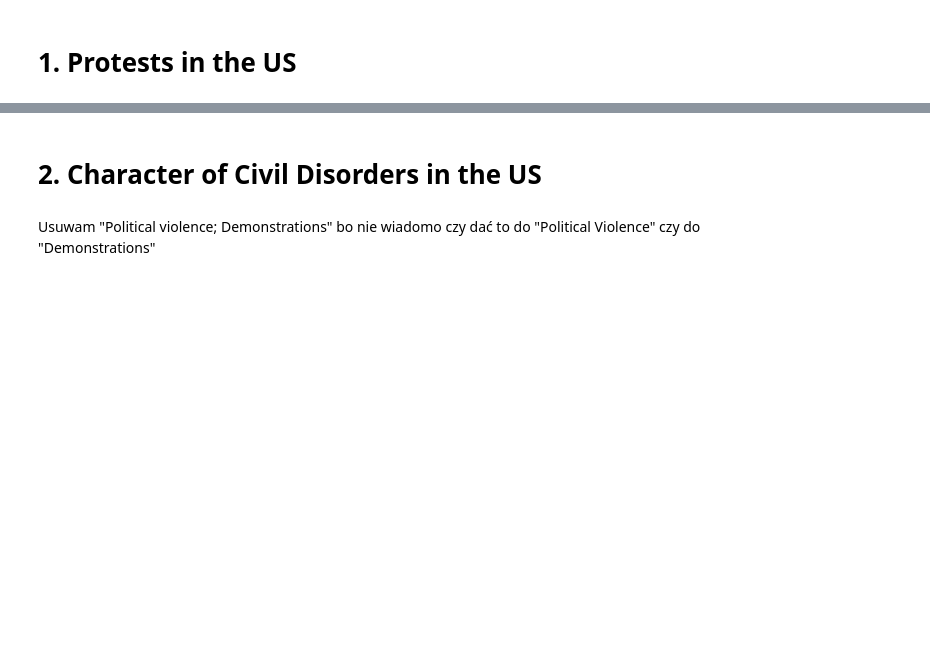
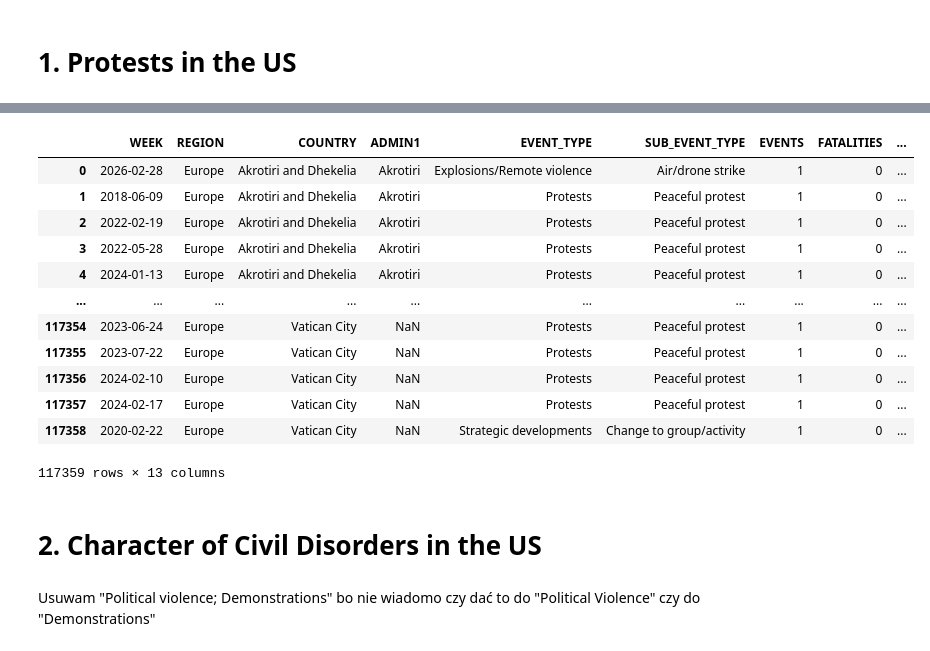
Before and after one commit to tomciolowsky/DataVisualization, a Jupyter notebook: report.ipynb, the cells around one changed output, grey strips where cells are left out. Saved outputs shown, nothing was run; the diff lists cells and outputs as text; code cells hidden in the pictures; blank space fills up the shorter version.

```diff
--- a/report.ipynb
+++ b/report.ipynb
@@ -7,3 +70,20 @@ raw_data = pd.read_excel("conflict data\\US-and-Canada_aggregated_data_up_to-202
+# %%
+s = pd.read_excel('conflict data/Europe-Central-Asia_aggregated_data_up_to-2026-02-28.xlsx')
+s
+# %% [output]
+|  | WEEK | REGION | COUNTRY | ADMIN1 | EVENT_TYPE | SUB_EVENT_TYPE | EVENTS | FATALITIES | ... |
+| 0 | 2026-02-28 | Europe | Akrotiri and Dhekelia | Akrotiri | Explosions/Remote violence | Air/drone strike | 1 | 0 | ... |
+| 1 | 2018-06-09 | Europe | Akrotiri and Dhekelia | Akrotiri | Protests | Peaceful protest | 1 | 0 | ... |
+| 2 | 2022-02-19 | Europe | Akrotiri and Dhekelia | Akrotiri | Protests | Peaceful protest | 1 | 0 | ... |
+| 3 | 2022-05-28 | Europe | Akrotiri and Dhekelia | Akrotiri | Protests | Peaceful protest | 1 | 0 | ... |
+| 4 | 2024-01-13 | Europe | Akrotiri and Dhekelia | Akrotiri | Protests | Peaceful protest | 1 | 0 | ... |
+| ... | ... | ... | ... | ... | ... | ... | ... | ... | ... |
+| 117354 | 2023-06-24 | Europe | Vatican City | NaN | Protests | Peaceful protest | 1 | 0 | ... |
+| 117355 | 2023-07-22 | Europe | Vatican City | NaN | Protests | Peaceful protest | 1 | 0 | ... |
+| 117356 | 2024-02-10 | Europe | Vatican City | NaN | Protests | Peaceful protest | 1 | 0 | ... |
+| 117357 | 2024-02-17 | Europe | Vatican City | NaN | Protests | Peaceful protest | 1 | 0 | ... |
+| 117358 | 2020-02-22 | Europe | Vatican City | NaN | Strategic developments | Change to group/activity | 1 | 0 | ... |
+117359 rows × 13 columns
 # %%
 columns_to_keep = ["WEEK", "COUNTRY", "ADMIN1", "EVENT_TYPE", "EVENTS"]
 american_data = raw_data[columns_to_keep]
```
Also changed, not shown: parts of 34 cells of this notebook.
